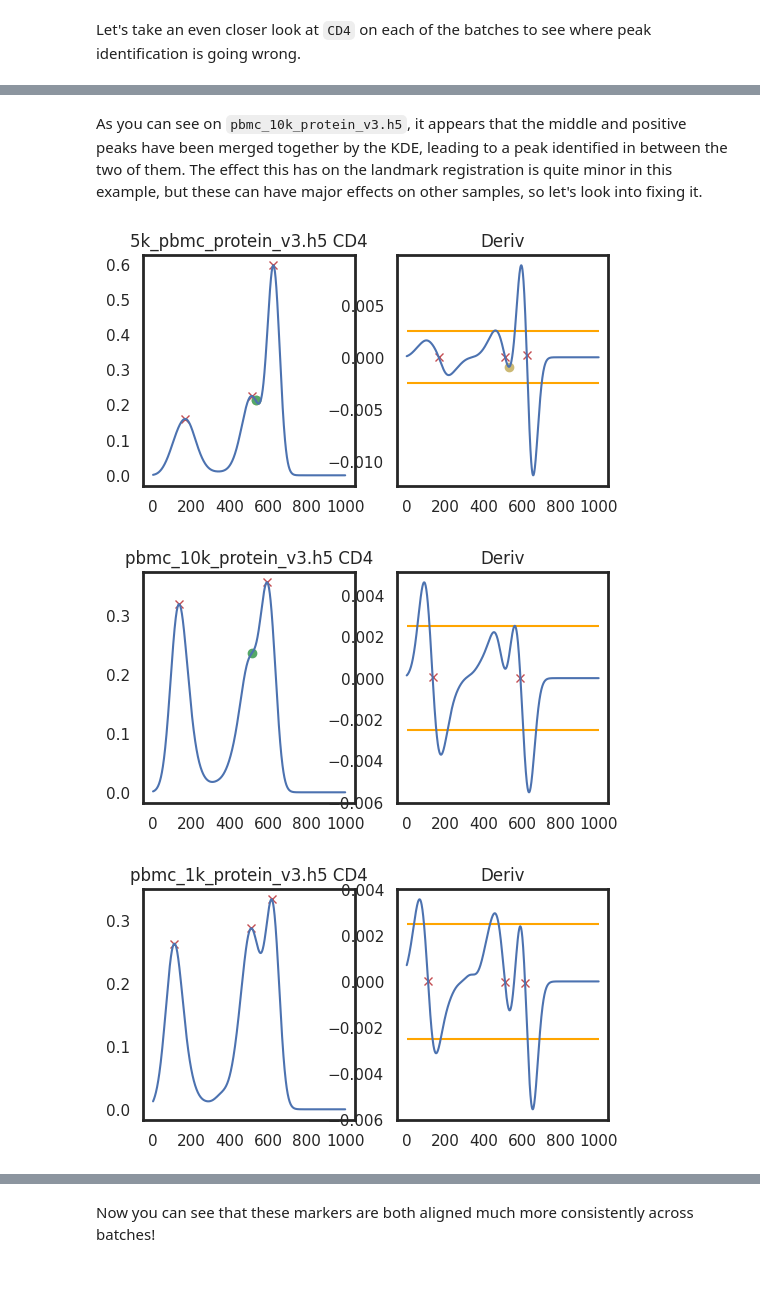
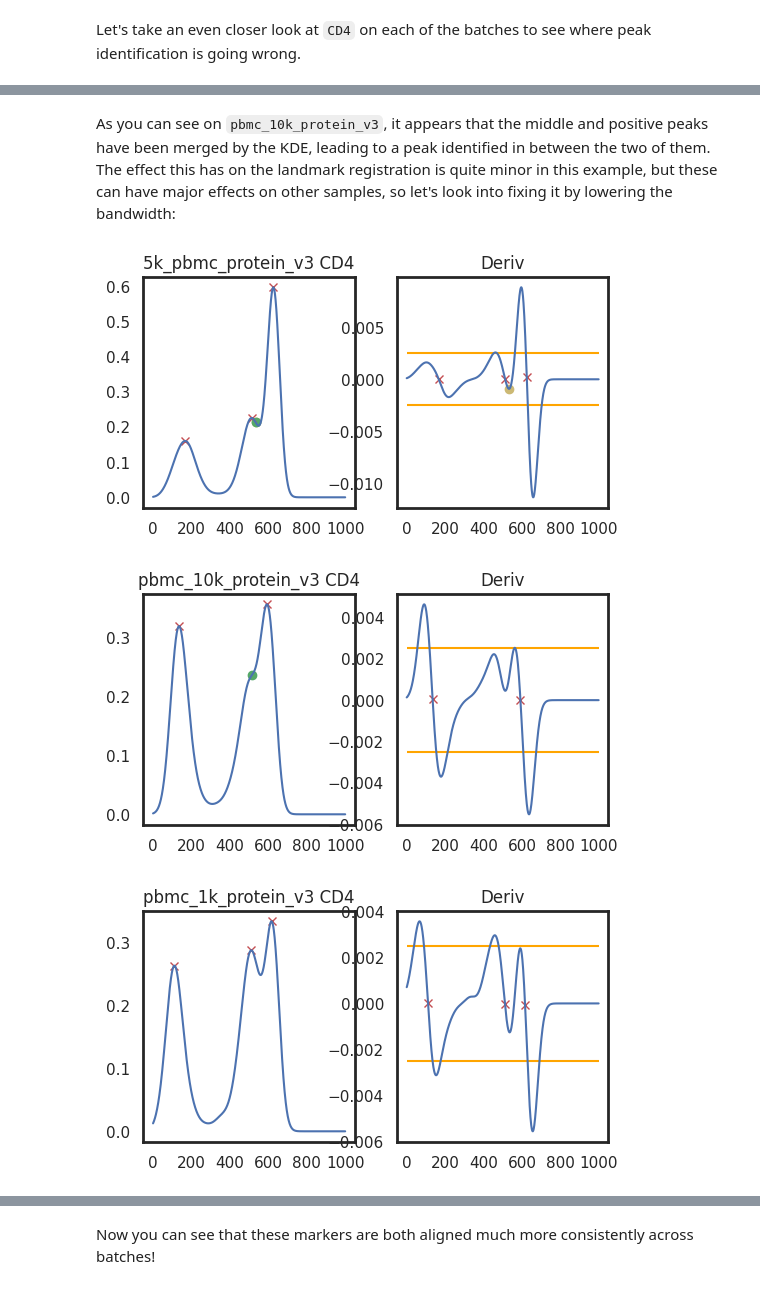
Before and after one commit to donnafarberlab/MMoCHi, a Jupyter notebook: docs/Landmark_Registration.ipynb, the cells around one changed output, grey strips where cells are left out. Cells and saved outputs as stored; diff of their text form; code cells hidden in the pictures.

```diff
--- a/docs/Landmark_Registration.ipynb
+++ b/docs/Landmark_Registration.ipynb
@@ -25,8 +26,11 @@ This function downloads the example datasets, performs normalization, and format
 # %%
-files = ['pbmc_10k_protein_v3.h5','5k_pbmc_protein_v3.h5','pbmc_1k_protein_v3.h5']
-cellranger_versions = ['3.0.0','3.0.2','3.0.0']
-base_url =  f"http://cf.10xgenomics.com/samples/cell-exp/"
-urls = [base_url + f"{v}/{i[:-3]}/{i[:-3]}_filtered_feature_bc_matrix.h5" for i,v in zip(files,cellranger_versions)]
-adatas = mmc.utils.preprocess_adatas(['data/' + file for file in files],backup_urls = urls,log_CP_ADT=1000,log_CP_GEX=100000)
-adata = anndata.concat(adatas,merge='first',keys=files,label='batch',index_unique='_')
+batches = ['pbmc_10k_protein_v3','5k_pbmc_protein_v3','pbmc_1k_protein_v3']
+files = ['data/pbmc_10k_protein_v3.h5','data/5k_pbmc_protein_v3.h5','data/pbmc_1k_protein_v3.h5']
+urls = ['http://cf.10xgenomics.com/samples/cell-exp/3.0.0/pbmc_10k_protein_v3/pbmc_10k_protein_v3_filtered_feature_bc_matrix.h5',
+        'http://cf.10xgenomics.com/samples/cell-exp/3.0.2/5k_pbmc_protein_v3/5k_pbmc_protein_v3_filtered_feature_bc_matrix.h5',
+        'http://cf.10xgenomics.com/samples/cell-exp/3.0.0/pbmc_1k_protein_v3/pbmc_1k_protein_v3_filtered_feature_bc_matrix.h5']
+adatas = mmc.utils.preprocess_adatas(files,
+                                     backup_urls = urls, log_CP_ADT=1e3, log_CP_GEX=1e4)
+adata = anndata.concat(adatas,merge='first',keys=batches,
+                       label='batch',index_unique='_')
 # %% [markdown]
@@ -103,5 +113,5 @@ The red x's identify locations where peaks are called. Peaks are identified usin
 # %%
-adata = mmc.update_landmark_register(adata, '5k_pbmc_protein_v3.h5', 'CD4',batch_key='batch',show=2)
-adata = mmc.update_landmark_register(adata, 'pbmc_10k_protein_v3.h5', 'CD4',batch_key='batch',show=2)
-adata = mmc.update_landmark_register(adata, 'pbmc_1k_protein_v3.h5', 'CD4',batch_key='batch',show=2)
+adata = mmc.update_landmark_register(adata, '5k_pbmc_protein_v3', 'CD4',batch_key='batch',show=2)
+adata = mmc.update_landmark_register(adata, 'pbmc_10k_protein_v3', 'CD4',batch_key='batch',show=2)
+adata = mmc.update_landmark_register(adata, 'pbmc_1k_protein_v3', 'CD4',batch_key='batch',show=2)
 # %% [output]
@@ -111,11 +121,11 @@ adata = mmc.update_landmark_register(adata, 'pbmc_1k_protein_v3.h5', 'CD4',batch
 # %% [markdown]
-As you can see on `pbmc_10k_protein_v3.h5`, it appears that the middle and positive peaks have been merged together by the KDE, leading to a peak identified in between the two of them. The effect this has on the landmark registration is quite minor in this example, but these can have major effects on other samples, so let's look into fixing it.
+As you can see on `pbmc_10k_protein_v3`, it appears that the middle and positive peaks have been merged by the KDE, leading to a peak identified in between the two of them. The effect this has on the landmark registration is quite minor in this example, but these can have major effects on other samples, so let's look into fixing it by lowering the bandwidth:
 # %%
-adata = mmc.update_landmark_register(adata, '5k_pbmc_protein_v3.h5', 'CD4',batch_key='batch',show=2, bandwidth=0.15)
-adata = mmc.update_landmark_register(adata, 'pbmc_10k_protein_v3.h5', 'CD4',batch_key='batch',show=2, bandwidth=0.15)
-adata = mmc.update_landmark_register(adata, 'pbmc_1k_protein_v3.h5', 'CD4',batch_key='batch',show=2, bandwidth=0.15)
+adata = mmc.update_landmark_register(adata, '5k_pbmc_protein_v3', 'CD4',batch_key='batch',show=2, bandwidth=0.15)
+adata = mmc.update_landmark_register(adata, 'pbmc_10k_protein_v3', 'CD4',batch_key='batch',show=2, bandwidth=0.15)
+adata = mmc.update_landmark_register(adata, 'pbmc_1k_protein_v3', 'CD4',batch_key='batch',show=2, bandwidth=0.15)
 # %% [output]
-[figure, old version]
+[figure, new version]
-[figure, old version]
+[figure, new version]
-[figure, old version]
+[figure, new version]
 # %% [markdown]
```
Also changed, not shown: parts of 36 cells of this notebook, 43 other files.
